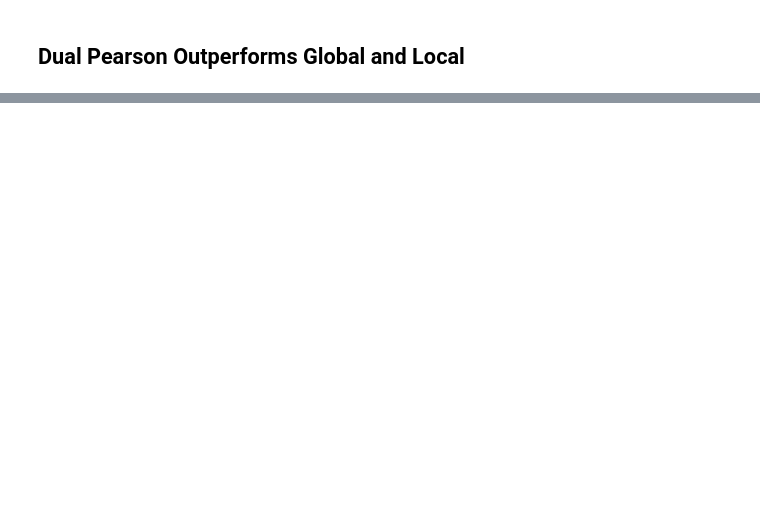
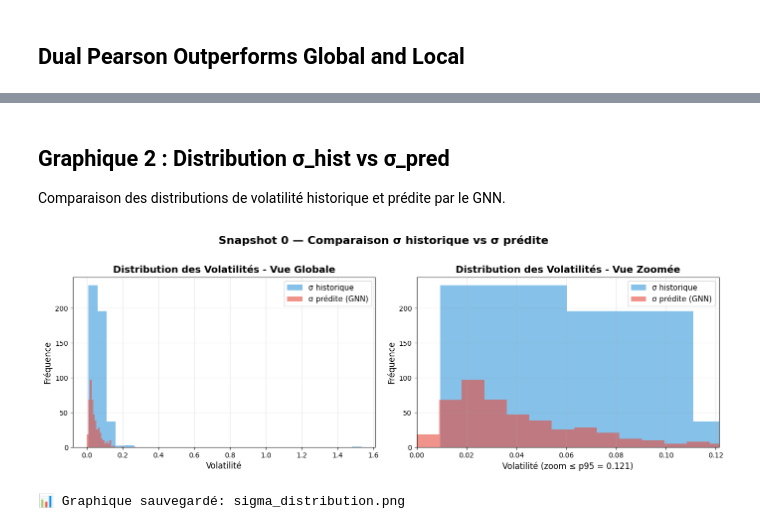
Before and after one commit to tanguydcq/Stock-DiffTransformer, a Jupyter notebook: Stock_Market_Forecasting_with_Differential_Graph_Transformer copy.ipynb, the cells around one changed output, grey strips where cells are left out. Cells and saved outputs as stored; diff of their text form; code cells hidden in the pictures; blank space fills up the shorter version.

```diff
--- a/Stock_Market_Forecasting_with_Differential_Graph_Transformer copy.ipynb
+++ b/Stock_Market_Forecasting_with_Differential_Graph_Transformer copy.ipynb
@@ -3181,0 +1881,43 @@ En exploitant cette structure, le modèle fournit un signal de risque global coh
+# %% [markdown]
+## Graphique 2 : Distribution σ_hist vs σ_pred
+
+Comparaison des distributions de volatilité historique et prédite par le GNN.
+# %%
+# Snapshot test choisi pour la visualisation
+idx = 0
+sigma_h = sigma_hist_test[idx].numpy()
+sigma_p = sigma_pred_test[idx].numpy()
+
+fig, axes = plt.subplots(1, 2, figsize=(14, 5))
+
+# Vue globale
+ax1 = axes[0]
+ax1.hist(sigma_h, bins=30, alpha=0.6, label="σ historique", color='#3498db')
+ax1.hist(sigma_p, bins=30, alpha=0.6, label="σ prédite (GNN)", color='#e74c3c')
+ax1.set_xlabel("Volatilité", fontsize=12)
+ax1.set_ylabel("Fréquence", fontsize=12)
+ax1.set_title("Distribution des Volatilités - Vue Globale", fontsize=14, fontweight='bold')
+ax1.legend(fontsize=11)
+ax1.grid(True, alpha=0.3)
+
+# Vue zoomée (jusqu'au 95e percentile)
+p95 = float(np.percentile(np.concatenate([sigma_h, sigma_p]), 95))
+ax2 = axes[1]
+ax2.hist(sigma_h, bins=30, alpha=0.6, label="σ historique", color='#3498db')
+ax2.hist(sigma_p, bins=30, alpha=0.6, label="σ prédite (GNN)", color='#e74c3c')
+ax2.set_xlim(0, p95)
+ax2.set_xlabel(f"Volatilité (zoom ≤ p95 = {p95:.3f})", fontsize=12)
+ax2.set_ylabel("Fréquence", fontsize=12)
+ax2.set_title("Distribution des Volatilités - Vue Zoomée", fontsize=14, fontweight='bold')
+ax2.legend(fontsize=11)
+ax2.grid(True, alpha=0.3)
+
+fig.suptitle(f"Snapshot {idx} — Comparaison σ historique vs σ prédite", fontsize=16, fontweight='bold')
+plt.tight_layout(rect=[0, 0, 1, 0.96])
+plt.savefig(f'{workdir}/sigma_distribution.png', dpi=150, bbox_inches='tight')
+plt.show()
+
+print("📊 Graphique sauvegardé: sigma_distribution.png")
+# %% [output]
+[figure, added]
+📊 Graphique sauvegardé: sigma_distribution.png
```
Also changed, not shown: parts of 117 cells of this notebook, 3 other files.
